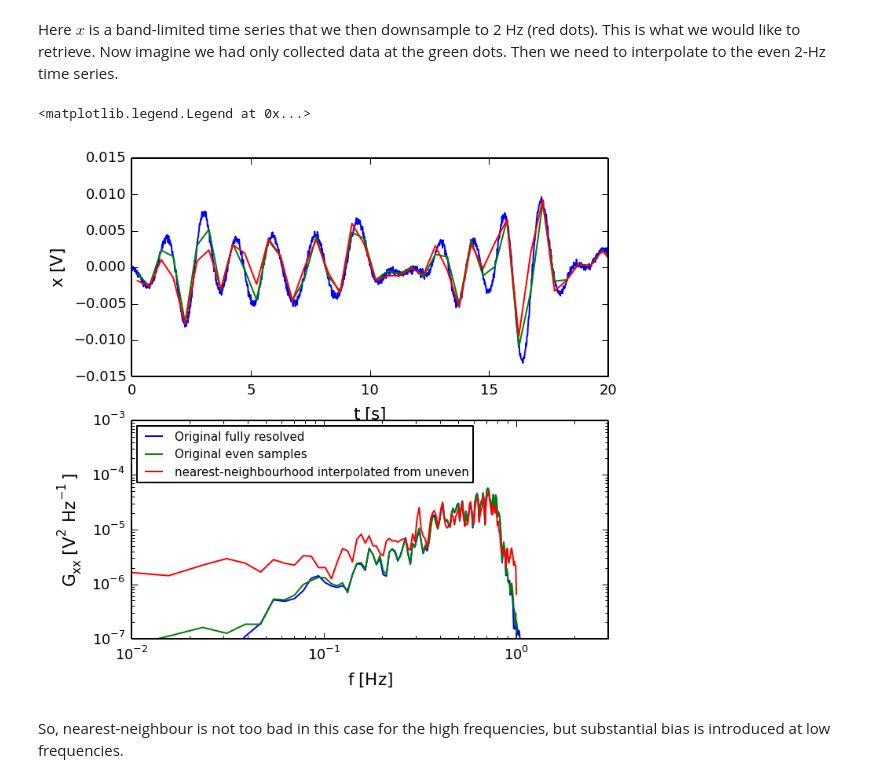
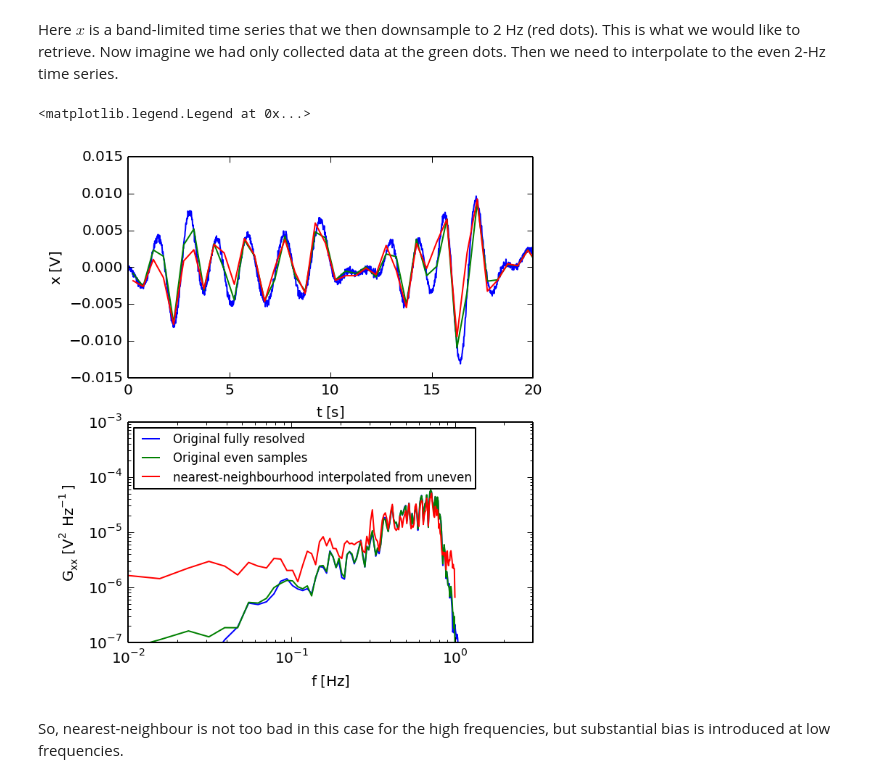
Before and after one commit to jklymak/Phy411, a Jupyter notebook: lectures/Lecture-08-Sampling-Theorem.ipynb, the cells around one changed output. Cells and saved outputs as stored; diff of their text form; code cells hidden in the pictures.

```diff
--- a/lectures/Lecture-08-Sampling-Theorem.ipynb
+++ b/lectures/Lecture-08-Sampling-Theorem.ipynb
@@ -247,31 +245,30 @@ Here $x$ is a band-limited time series that we then downsample to 2 Hz (red dots
 # %%
 yi=0.*ty
 for n in range(0,shape(ty)[0]):
     ind=argmin(abs(ty[n]-t2))
     yi[n]=x2[ind]
 nfft=64*4
-djmkfigure(2,0.8)
 Gyy,f = mlab.psd(y,nfft,Fs=2)
 Gyiy,f = mlab.psd(yi,nfft,Fs=2)
 Gxx,f0 = mlab.psd(x,nfft*50,Fs=100)
 Gneigh=Gyiy
-fig,ax=subplots(2,1,figsize=(5,5))
+fig,ax=subplots(2,1,figsize=(5,6))
 ax[0].plot(t,x,label='Orig')
 ax[0].plot(ty,y,label='Ideal Interp')
 ax[0].plot(ty,yi,label='Nearest')
 ax[0].set_xlabel(r'$t \ \mathrm{[s]}$')
 ax[0].set_ylabel(r'$x\ \mathrm{[V]}$')
 ax[0].set_xlim((0,20))
 
 ax[1].loglog(f0,Gxx,f,Gyy,f,Gyiy)
 plt.xlim((1e-2,3.))
 plt.ylim((1e-7,1e-3))
 plt.xlabel(r'$f\ \mathrm{[Hz]}$');
 plt.ylabel(r'$G_{xx} \ \mathrm{[V^2 Hz^{-1}]}$')
 ax[1].legend(('Original fully resolved','Original even samples','nearest-neighbourhood interpolated from uneven'),loc=2,fontsize='small')
 # %% [output]
 <matplotlib.legend.Legend at 0x...>
-[figure, old version]
+[figure, new version]
 # %% [markdown]
 So, nearest-neighbour is not too bad in this case for the high frequencies, but substantial bias is introduced at low frequencies.
 # %% [markdown]
```
Also changed, not shown: parts of 9 cells of this notebook.
